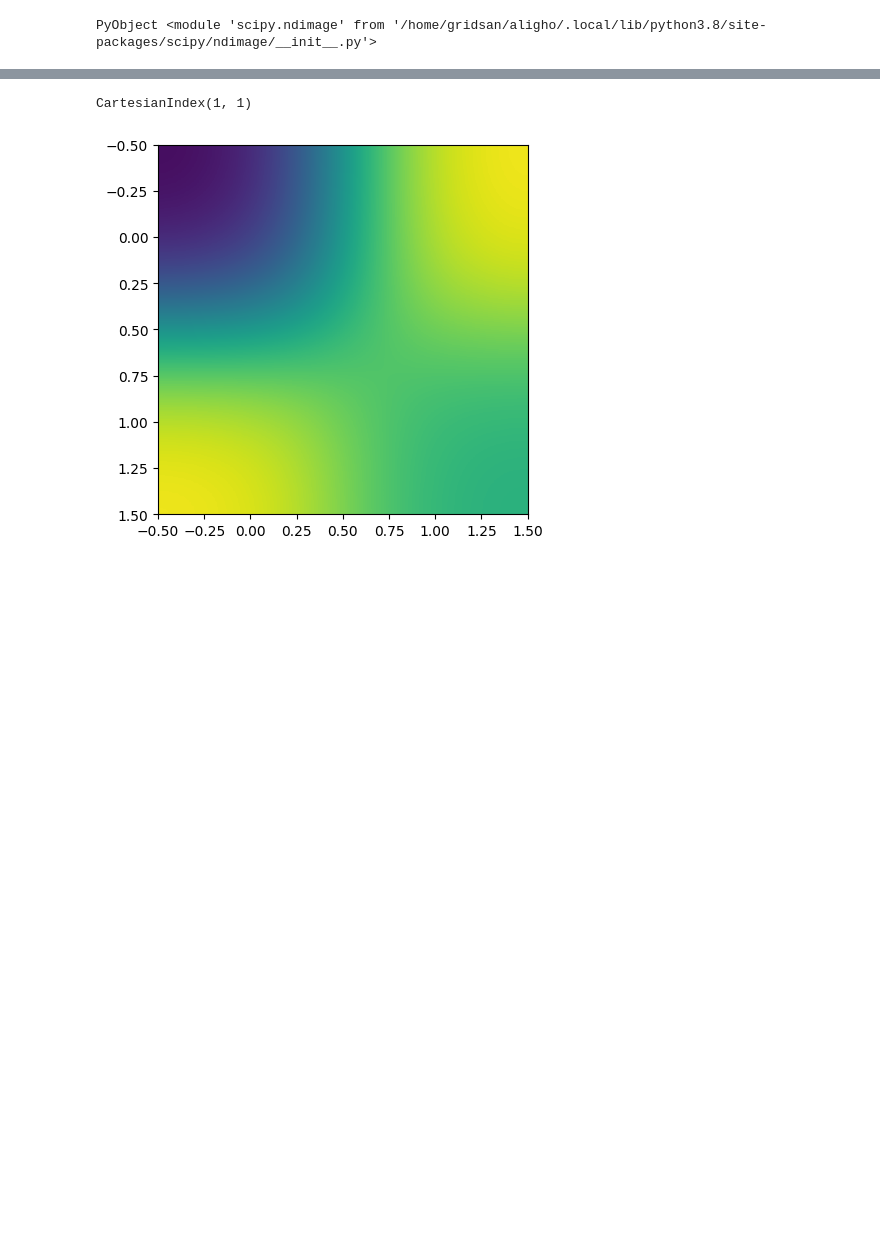
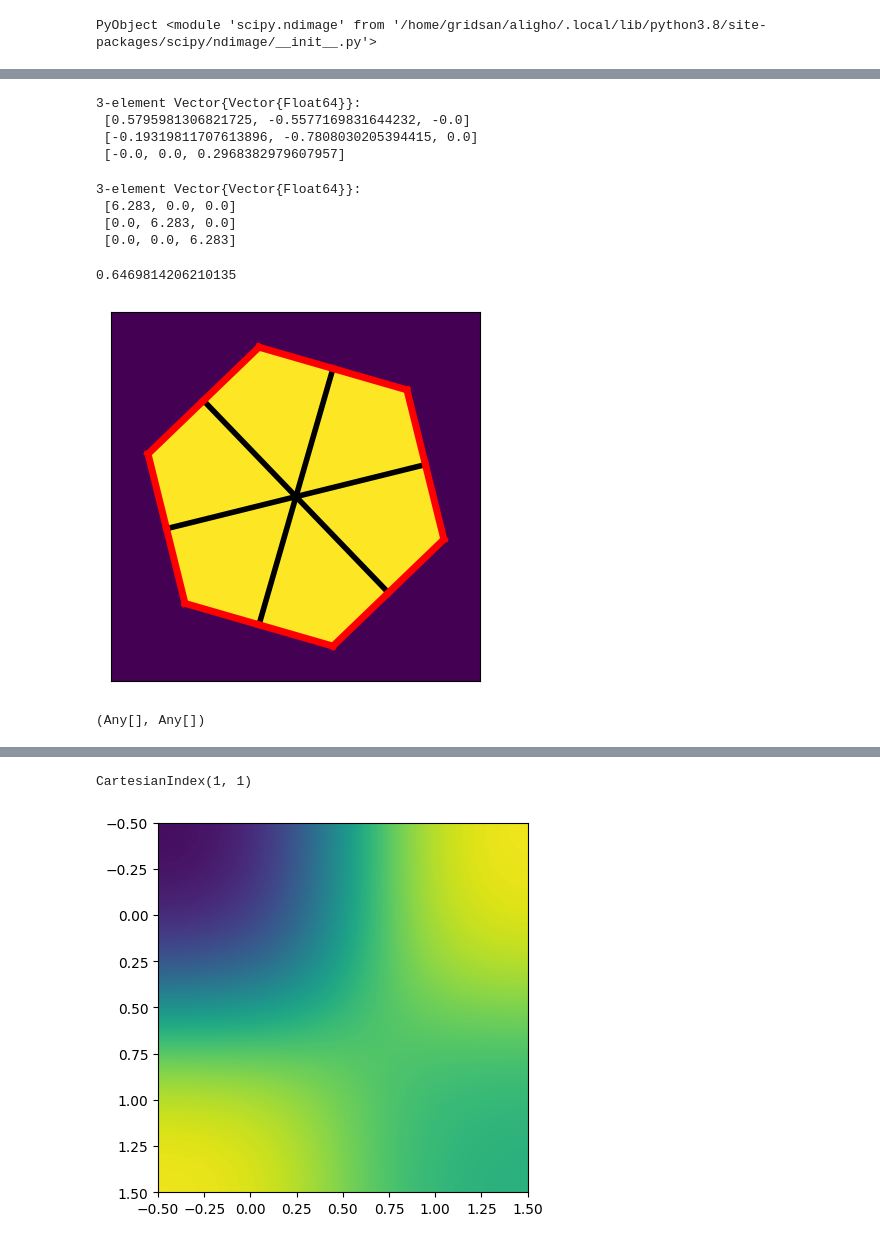
Before and after one commit to AliGhorashiCMT/Plasmons_Paper, a Jupyter notebook: Moire_Figs/Moire13_with_Alkali/Sodium/optimize_Na_position/Analyze.ipynb, the cells around one changed output, grey strips where cells are left out. Saved outputs shown, nothing was run; the diff lists cells and outputs as text; code cells hidden in the pictures; blank space fills up the shorter version.

Commit message:
Wigner Seitz Cell

```diff
--- a/Moire_Figs/Moire13_with_Alkali/Sodium/optimize_Na_position/Analyze.ipynb
+++ b/Moire_Figs/Moire13_with_Alkali/Sodium/optimize_Na_position/Analyze.ipynb
@@ -14,0 +29,74 @@ PyObject <module 'scipy.ndimage' from '/home/gridsan/aligho/.local/lib/python3.8
+# %%
+g1, g2, g3 = loadreciprocallattice("Moire-1-1.out")
+# %% [output]
+3-element Vector{Vector{Float64}}:
+ [0.5795981306821725, -0.5577169831644232, -0.0]
+ [-0.19319811707613896, -0.7808030205394415, 0.0]
+ [-0.0, 0.0, 0.2968382979607957]
+# %%
+[[round(sum(a.*b), digits=3) for a in loadlattice("Moire-1-1.out")] for b in loadreciprocallattice("Moire-1-1.out")]
+# %% [output]
+3-element Vector{Vector{Float64}}:
+ [6.283, 0.0, 0.0]
+ [0.0, 6.283, 0.0]
+ [0.0, 0.0, 6.283]
+# %%
+unit_cell_array=zeros(600, 600);
+for i in 1:600
+    for j in 1:600
+        unit_cell_array[i, j] = in_wigner_seitz([v1, v2, v3], [(i-300)/48, (j-300)/48, 0])
+    end
+end
+# %%
+x1, y1 = v1[1:2]*24
+x2, y2 = v2[1:2]*24
+x3, y3 = (-v1)[1:2]*24
+x4, y4 = (v2+v1)[1:2]*24
+x5, y5 = -(v2+v1)[1:2]*24
+x6, y6 = (-v2)[1:2]*24
+
+
+xg, yg = g1[1:2]/sqrt(dot(g1[1:2], g1[1:2]))*sqrt(dot(v1, v1))*24/sqrt(3);
+xg2, yg2 = g2[1:2]/sqrt(dot(g1[1:2], g1[1:2]))*sqrt(dot(v1, v1))*24/sqrt(3);
+xg3, yg3 = (g1-g2)[1:2]/sqrt(dot(g1[1:2], g1[1:2]))*sqrt(dot(v1, v1))*24/sqrt(3);
+# %%
+dot(g1-g2, g1-g2)
+# %% [output]
+0.6469814206210135
+# %%
+imshow(transpose(unit_cell_array))
+plot([300, x1+300], [300, y1+300], linewidth=4, linestyle="solid", label="1", color="black")
+plot([300, x2+300], [300, y2+300], linewidth=4, linestyle="solid", label="2", color="black")
+plot([300, x3+300], [300, y3+300], linewidth=4, linestyle="solid", label="3", color="black")
+plot([300, x4+300], [300, y4+300], linewidth=4, linestyle="solid", label="4", color="black")
+plot([300, x5+300], [300, y5+300], linewidth=4, linestyle="solid", label="5", color="black")
+plot([300, x6+300], [300, y6+300], linewidth=4, linestyle="solid", label="6", color="black")
+
+plot([x6+300, xg+x6+300], [y6+300, yg+y6+300], linewidth=5, linestyle="solid", color="red")
+plot([x6+300, -xg+x6+300], [y6+300, -yg+y6+300], linewidth=5, linestyle="solid", color="red")
+
+plot([x2+300, xg+x2+300], [y2+300, yg+y2+300], linewidth=5, linestyle="solid", color="red")
+plot([x2+300, -xg+x2+300], [y2+300, -yg+y2+300], linewidth=5, linestyle="solid", color="red")
+
+
+plot([x1+300, xg2+x1+300], [y1+300, yg2+y1+300], linewidth=5, linestyle="solid", color="red")
+plot([x1+300, -xg2+x1+300], [y1+300, -yg2+y1+300], linewidth=5, linestyle="solid", color="red")
+plot([x3+300, xg2+x3+300], [y3+300, yg2+y3+300], linewidth=5, linestyle="solid", color="red")
+plot([x3+300, -xg2+x3+300], [y3+300, -yg2+y3+300], linewidth=5, linestyle="solid", color="red")
+
+
+plot([x4+300, xg3+x4+300], [y4+300, yg3+y4+300], linewidth=5, linestyle="solid", color="red")
+plot([x4+300, -xg3+x4+300], [y4+300, -yg3+y4+300], linewidth=5, linestyle="solid", color="red")
+plot([x5+300, xg3+x5+300], [y5+300, yg3+y5+300], linewidth=5, linestyle="solid", color="red")
+plot([x5+300, -xg3+x5+300], [y5+300, -yg3+y5+300], linewidth=5, linestyle="solid", color="red")
+
+xticks(Float64[])
+yticks(Float64[])
+#xlim(40, 550)
+#ylim(40, 550)
+#legend()
+#xlim(100, 240)
+#ylim(100, 240)
+# %% [output]
+[figure, added]
+(Any[], Any[])
```
Also changed, not shown: parts of 16 cells of this notebook.
